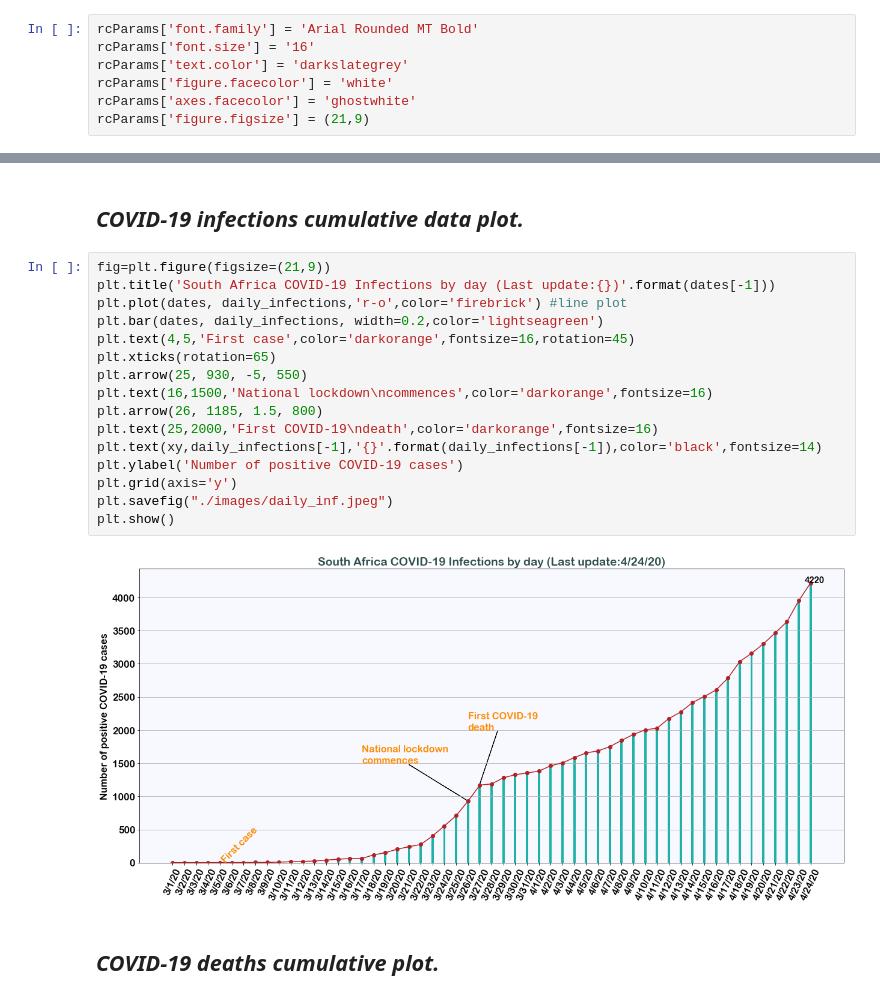
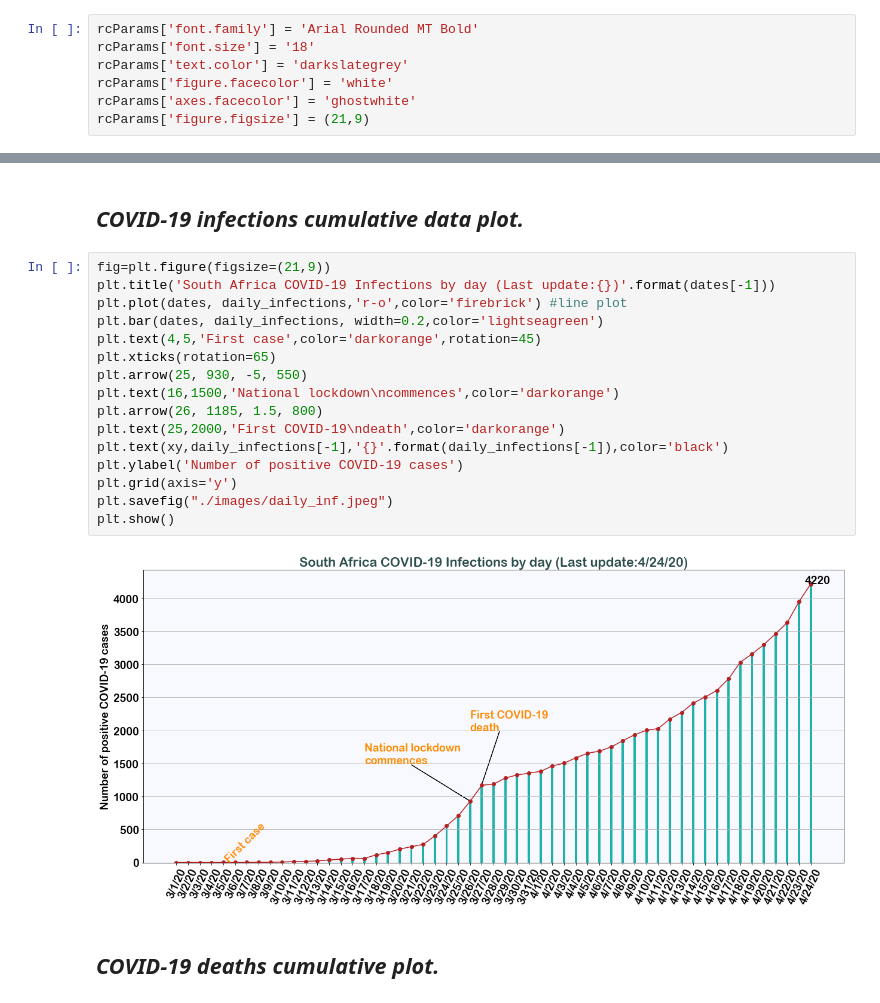
Before and after one commit to mckabuza/South-Africa-COVID-19-Data-Visualization, a Jupyter notebook: SA COVID-19 April.ipynb, the cells around one changed output, grey strips where cells are left out. Saved outputs shown, nothing was run; the diff lists cells and outputs as text.

```diff
--- a/SA COVID-19 April.ipynb
+++ b/SA COVID-19 April.ipynb
@@ -17,7 +17,7 @@ age_gender = pd.read_csv("./data/covid_19_South_Africa_Age_Sex.csv")
 ## **_Set-up the plots size, font and background colours._**
 # %%
 rcParams['font.family'] = 'Arial Rounded MT Bold'
-rcParams['font.size'] = '16'
+rcParams['font.size'] = '18'
 rcParams['text.color'] = 'darkslategrey'
 rcParams['figure.facecolor'] = 'white'
 rcParams['axes.facecolor'] = 'ghostwhite'
@@ -43,21 +43,21 @@ for i in xx:
 # %%
 fig=plt.figure(figsize=(21,9))
 plt.title('South Africa COVID-19 Infections by day (Last update:{})'.format(dates[-1]))
 plt.plot(dates, daily_infections,'r-o',color='firebrick') #line plot
 plt.bar(dates, daily_infections, width=0.2,color='lightseagreen')
-plt.text(4,5,'First case',color='darkorange',fontsize=16,rotation=45)
+plt.text(4,5,'First case',color='darkorange',rotation=45)
 plt.xticks(rotation=65)
 plt.arrow(25, 930, -5, 550)
-plt.text(16,1500,'National lockdown\ncommences',color='darkorange',fontsize=16)
+plt.text(16,1500,'National lockdown\ncommences',color='darkorange')
 plt.arrow(26, 1185, 1.5, 800)
-plt.text(25,2000,'First COVID-19\ndeath',color='darkorange',fontsize=16)
-plt.text(xy,daily_infections[-1],'{}'.format(daily_infections[-1]),color='black',fontsize=14)
+plt.text(25,2000,'First COVID-19\ndeath',color='darkorange')
+plt.text(xy,daily_infections[-1],'{}'.format(daily_infections[-1]),color='black')
 plt.ylabel('Number of positive COVID-19 cases')
 plt.grid(axis='y')
 plt.savefig("./images/daily_inf.jpeg")
 plt.show()
 # %% [output]
-[figure, old version]
+[figure, new version]
 # %% [markdown]
 ## **_COVID-19 deaths cumulative plot._**
 # %%
```
Also changed, not shown: parts of 8 cells of this notebook, 10 other files.
